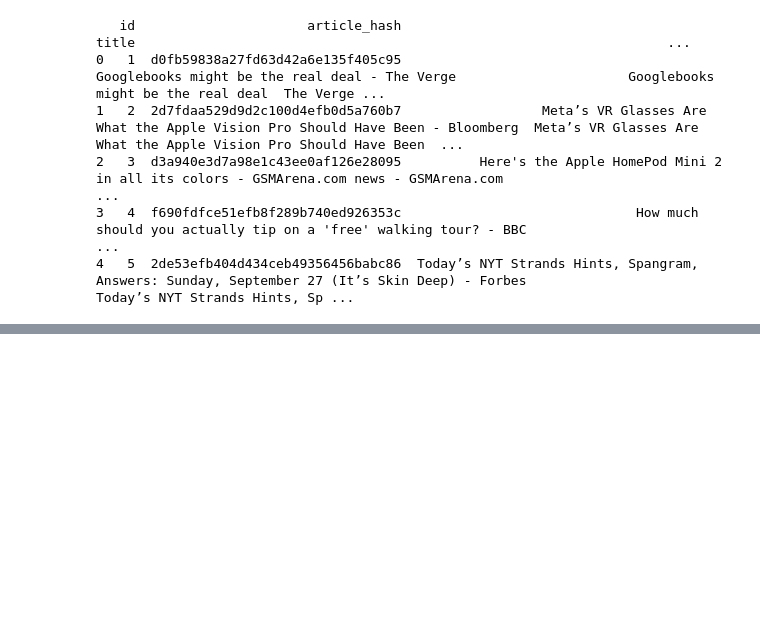
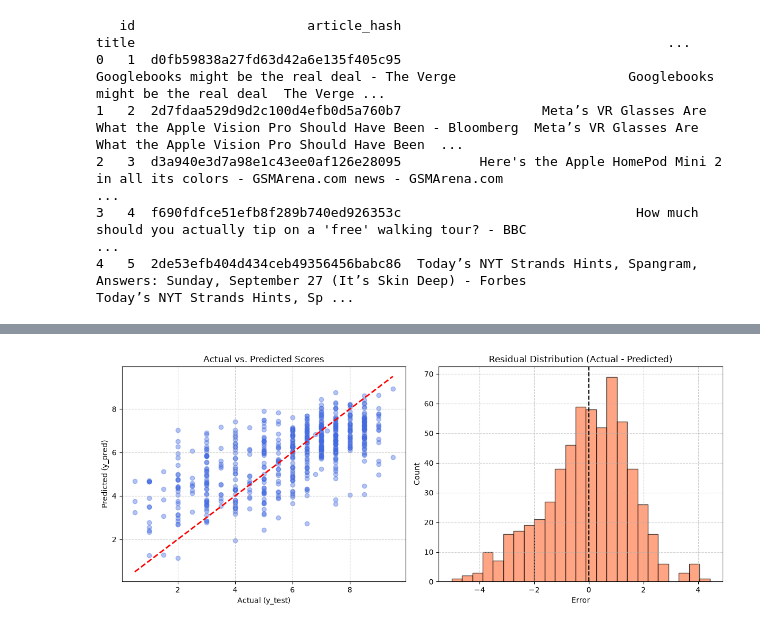
Before and after one commit to anissmati/Social-media-NewsBot, a Jupyter notebook: notebooks/scoring_model_training.ipynb, the cells around one changed output, grey strips where cells are left out. Cells and saved outputs as stored; diff of their text form; code cells hidden in the pictures; blank space fills up the shorter version.

Commit message:
model training finished

```diff
--- a/notebooks/scoring_model_training.ipynb
+++ b/notebooks/scoring_model_training.ipynb
@@ -111,0 +109,15 @@ def drop(df):
+# %%
+df = new(df)
+df = drop(df)
+df = clean(df)
+df = df.dropna()
+
+X = df.drop(columns=['label_score'])
+y = df["label_score"]
+
+X_train, X_test, y_train, y_test = train_test_split(
+    X, y, test_size=0.2, random_state= 42
+)
+
+print(X_train["summary"])
+print(y_train)
@@ -111,0 +222,55 @@ def drop(df):
+# %%
+import matplotlib.pyplot as plt
+import numpy as np
+import pandas as pd
+from sklearn.metrics import mean_absolute_error, r2_score, root_mean_squared_error
+
+# 1. Standard Regression Metrics
+rmse = root_mean_squared_error(y_test, y_pred)
+mae = mean_absolute_error(y_test, y_pred)
+r2 = r2_score(y_test, y_pred)
+
+print(f"RMSE : {rmse:.3f}  (Average error magnitude, penalizing large misses)")
+print(
+    f"MAE  : {mae:.3f}   (Average score difference on the 0-10 scale)"
+)  # target scale from weak supervision
+print(f"R²   : {r2:.3f}   (Proportion of variance explained by model)")
+
+# 2. Side-by-side inspection DataFrame
+comparison_df = pd.DataFrame(
+    {
+        "Actual": y_test.values,
+        "Predicted": np.round(y_pred, 2),
+        "Absolute Error": np.round(np.abs(y_test.values - y_pred), 2),
+    },
+    index=y_test.index,
+)
+
+print("\n--- Sample Predictions ---")
+print(comparison_df.head(10))
+
+# 3. Diagnostic Plots
+fig, axes = plt.subplots(1, 2, figsize=(12, 5))
+
+# Actual vs Predicted Scatter
+axes[0].scatter(y_test, y_pred, alpha=0.4, color="royalblue")
+axes[0].plot(
+    [y_test.min(), y_test.max()], [y_test.min(), y_test.max()], "r--", lw=2
+)
+axes[0].set_title("Actual vs. Predicted Scores")
+axes[0].set_xlabel("Actual (y_test)")
+axes[0].set_ylabel("Predicted (y_pred)")
+axes[0].grid(True, linestyle="--", alpha=0.6)
+
+# Error / Residual Distribution
+residuals = y_test.values - y_pred
+axes[1].hist(residuals, bins=25, color="coral", edgecolor="black", alpha=0.7)
+axes[1].axvline(0, color="black", linestyle="--", lw=1.5)
+axes[1].set_title("Residual Distribution (Actual - Predicted)")
+axes[1].set_xlabel("Error")
+axes[1].set_ylabel("Count")
+axes[1].grid(True, linestyle="--", alpha=0.6)
+
+plt.tight_layout()
+plt.show()
+# %% [output]
@@ -111,0 +293 @@ def drop(df):
+[figure, added]
```
Also changed, not shown: parts of 6 cells of this notebook.
